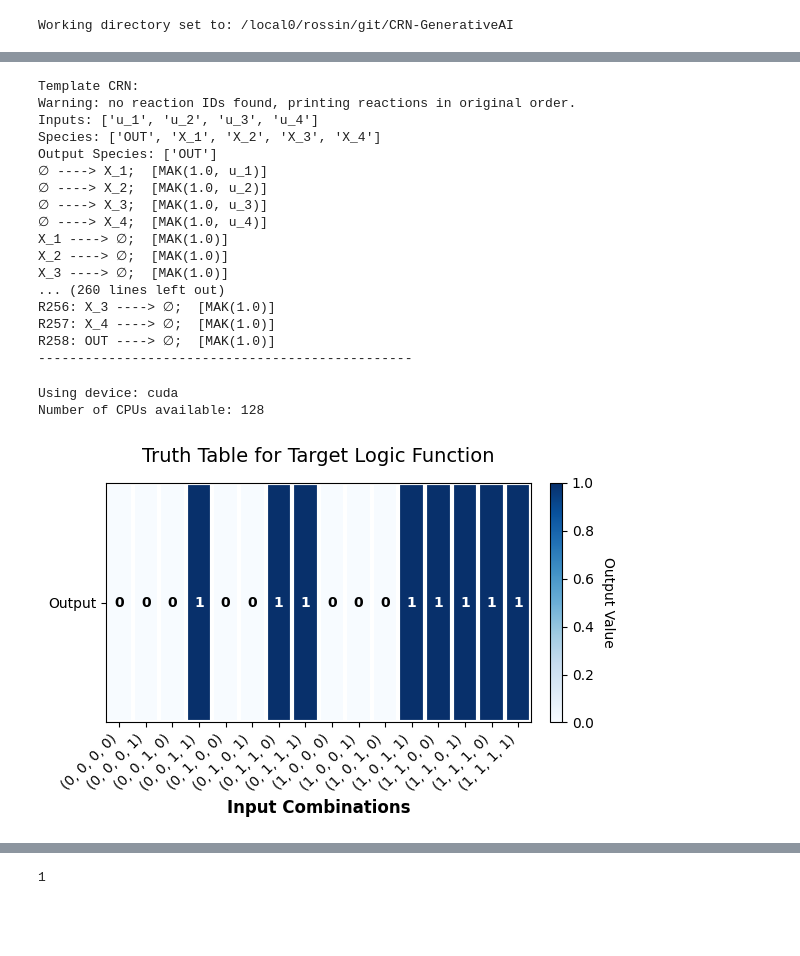
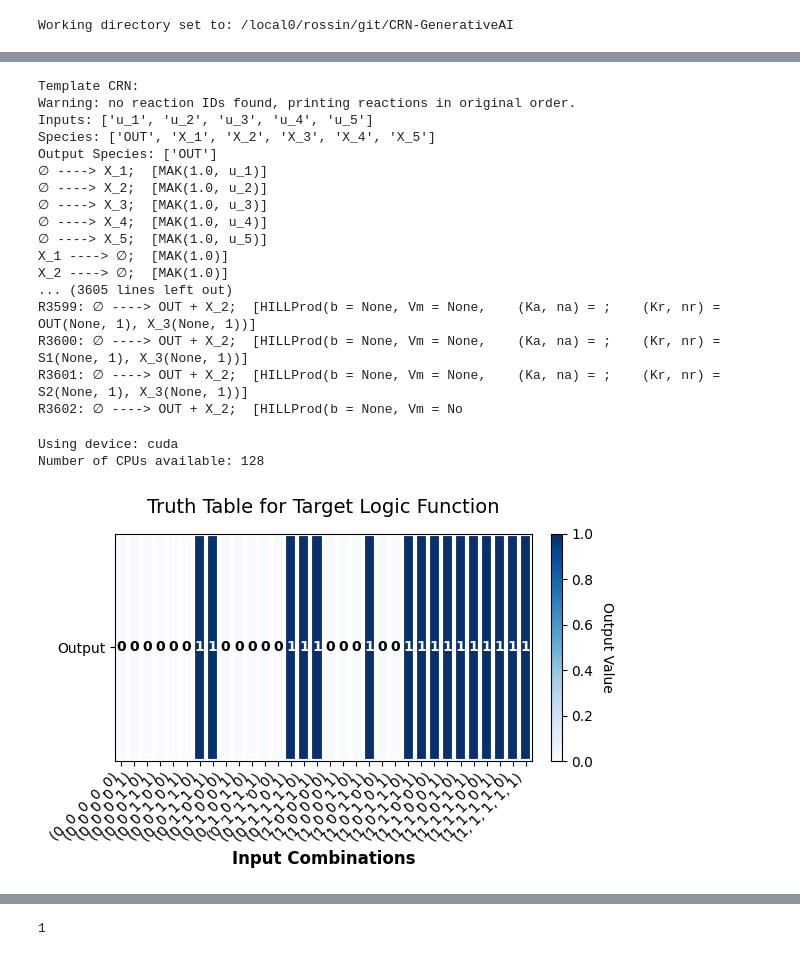
Before and after one commit to Maurice-Filo/GenAI-Net, a Jupyter notebook: apps_nicolo/LogicCircuits_4s_6r_HF_REINFORCE/LogicCircuits_4s_5r_HF_REINFORCE.ipynb, the cells around one changed output, grey strips where cells are left out. Drawn from its saved outputs; the diff is of its cells as text; code cells hidden in the pictures; blank space fills up the shorter version.

```diff
--- a/apps_nicolo/LogicCircuits_4s_6r_HF_REINFORCE/LogicCircuits_4s_5r_HF_REINFORCE.ipynb
+++ b/apps_nicolo/LogicCircuits_4s_6r_HF_REINFORCE/LogicCircuits_4s_5r_HF_REINFORCE.ipynb
@@ -63,7 +63,7 @@ COMET INFO: Experiment is live on comet.com https://www.comet.com/redsnic/logicc
 # add dilution and production reactions for all species
 productions = []
 dilutions = []
-n_inputs = 4
+n_inputs = 5
 species_labels = [f'X_{i+1}' for i in range(n_inputs)]
 for i,s in enumerate(species_labels):
     productions.append(MassAction(reactant_labels=[], product_labels=[s], input_channels=[f'u_{i+1}'], params=[1.], params_controllability=[True]))
@@ -74,8 +74,8 @@ species_labels.append('OUT') # add output species label
 dilutions.append(MassAction(reactant_labels=['OUT'], product_labels=[], input_channels=[None], params=[1.0], params_controllability=[True]))
 # productions.append(MassAction(reactant_labels=[], product_labels=['OUT'], input_channels=[None], params=[.5], params_controllability=[True]))
 
-# support_nodes = ['S1', 'S2']
-# species_labels.extend(support_nodes) # add support nodes to species labels
+support_nodes = ['S1', 'S2', 'S3']
+species_labels.extend(support_nodes) # add support nodes to species labels
 
 crn_template = IOCRN(productions + dilutions, output_labels=['OUT'])
 crn_template.compile()
@@ -84,7 +84,7 @@ print("Template CRN:")
 print(crn_template)
 
 # Construct the library of possible reactions
-library = construct_hill_production_library(species_labels=species_labels, max_product_order=1, max_num_regulators=2)
+library = construct_hill_production_library(species_labels=species_labels, max_product_order=2, max_num_regulators=2)
 library.add_reactions(productions+dilutions) # add the production reactions to the library
 library.prepare_lookup_tables()
 
@@ -98,21 +98,21 @@ print("------------------------------------------------")
 # %% [output]
 Template CRN:
 Warning: no reaction IDs found, printing reactions in original order.
-Inputs: ['u_1', 'u_2', 'u_3', 'u_4']
-Species: ['OUT', 'X_1', 'X_2', 'X_3', 'X_4']
+Inputs: ['u_1', 'u_2', 'u_3', 'u_4', 'u_5']
+Species: ['OUT', 'X_1', 'X_2', 'X_3', 'X_4', 'X_5']
 Output Species: ['OUT']
 ∅ ----> X_1;  [MAK(1.0, u_1)]
 ∅ ----> X_2;  [MAK(1.0, u_2)]
 ∅ ----> X_3;  [MAK(1.0, u_3)]
 ∅ ----> X_4;  [MAK(1.0, u_4)]
+∅ ----> X_5;  [MAK(1.0, u_5)]
 X_1 ----> ∅;  [MAK(1.0)]
 X_2 ----> ∅;  [MAK(1.0)]
-X_3 ----> ∅;  [MAK(1.0)]
-... (260 lines left out)
-R256: X_3 ----> ∅;  [MAK(1.0)]
-R257: X_4 ----> ∅;  [MAK(1.0)]
-R258: OUT ----> ∅;  [MAK(1.0)]
-------------------------------------------------
+... (3605 lines left out)
+R3599: ∅ ----> OUT + X_2;  [HILLProd(b = None, Vm = None,    (Ka, na) = ;    (Kr, nr) = OUT(None, 1), X_3(None, 1))]
+R3600: ∅ ----> OUT + X_2;  [HILLProd(b = None, Vm = None,    (Ka, na) = ;    (Kr, nr) = S1(None, 1), X_3(None, 1))]
+R3601: ∅ ----> OUT + X_2;  [HILLProd(b = None, Vm = None,    (Ka, na) = ;    (Kr, nr) = S2(None, 1), X_3(None, 1))]
+R3602: ∅ ----> OUT + X_2;  [HILLProd(b = None, Vm = No
 # %%
 # Device
 device = 'cuda' if torch.cuda.is_available() else 'cpu'
@@ -136,7 +136,7 @@ file_name = f"{task_name}.xlsx"             # Filename for saving the Excel shee
 from RL4CRN.utils.visualizations import plot_truth_table
 
 # Hyperparameters
-max_added_reactions = 7                             # Maximum number of reactions
+max_added_reactions = 8                             # Maximum number of reactions
 N_CPUs = os.cpu_count()                             # Number of CPUs
 N = 10*N_CPUs                                       # Number of samples (batch size)
 width = 1024                                        # Width of the neural networks
@@ -196,35 +196,35 @@ time_horizon = np.linspace(0, t_f, N_t, dtype=np.float32)
 # Construct the IOCRN inputs
 # all combination of inputs between 0 and 1
 nums = [0., 1.]
 u_list = [np.array(u) for u in product(*[nums for _ in range(n_inputs)])] # list of input combinations, each input is a numpy array of shape (p,)
 
 # --- define the logic function ---
-logic_target = lambda u : (u[0] and u[1]) or (u[1] and u[2]) or (u[2] and u[3])  # target logic function
+logic_target = lambda u : (u[0] and u[1]) or (u[2] and u[3]) or (u[0] and u[4] and u[3]) or (u[2] and u[4] and u[1])  # target logic function
 
 # Construct the reference setpoints
 r_list = [np.array([float(logic_target(u))]) for u in u_list]  # list of reference outputs, each output is a numpy array of shape (q,)
 
 # Plot the truth table for the target logic function
 plot_truth_table(u_list, r_list, title='Truth Table for Target Logic Function')
 
 # Construct the IOCRN initial conditions
 ic = IC(names=species_labels, values=[[0.0 for _ in species_labels]])
 
 # Construct the weights for the performance metric
 # w = np.ones(N_t)
 # w[(len(w)//5)*4:] = w[(len(w)//5)*4:]*2
 # w[:(len(w)//5)] = w[:(len(w)//5)]*0.25
 # w = w[np.newaxis, :]
 # No transients
 w = np.zeros((1, N_t))
 w[:, -1] = 1.0 * N_t
 
 # Construct the compute reward routine
 def compute_reward(state):
     x0_list = ic.get_ic(state)
     return dynamic_tracking_error(state, u_list, x0_list, time_horizon, r_list, w, norm=1, LARGE_NUMBER=1e4)
 # %% [output]
-[figure, old version]
+[figure, new version]
 # %%
 if save_sheet_flag:
     sheet_name = "Data"
```
Also changed, not shown: parts of 4 cells of this notebook, 24 other files.
